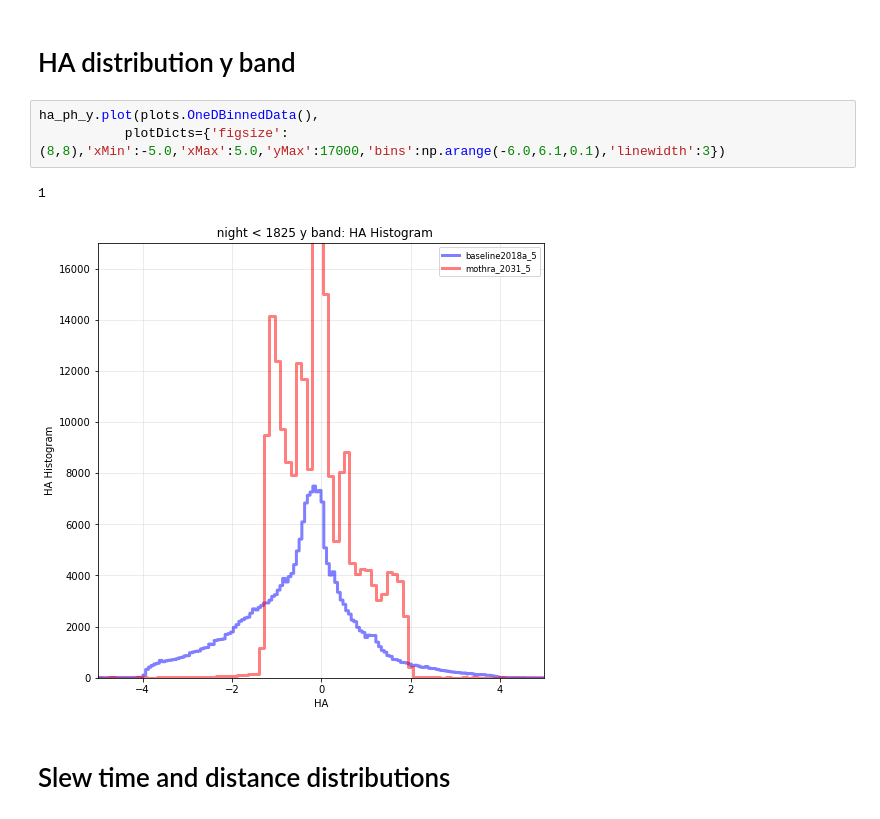
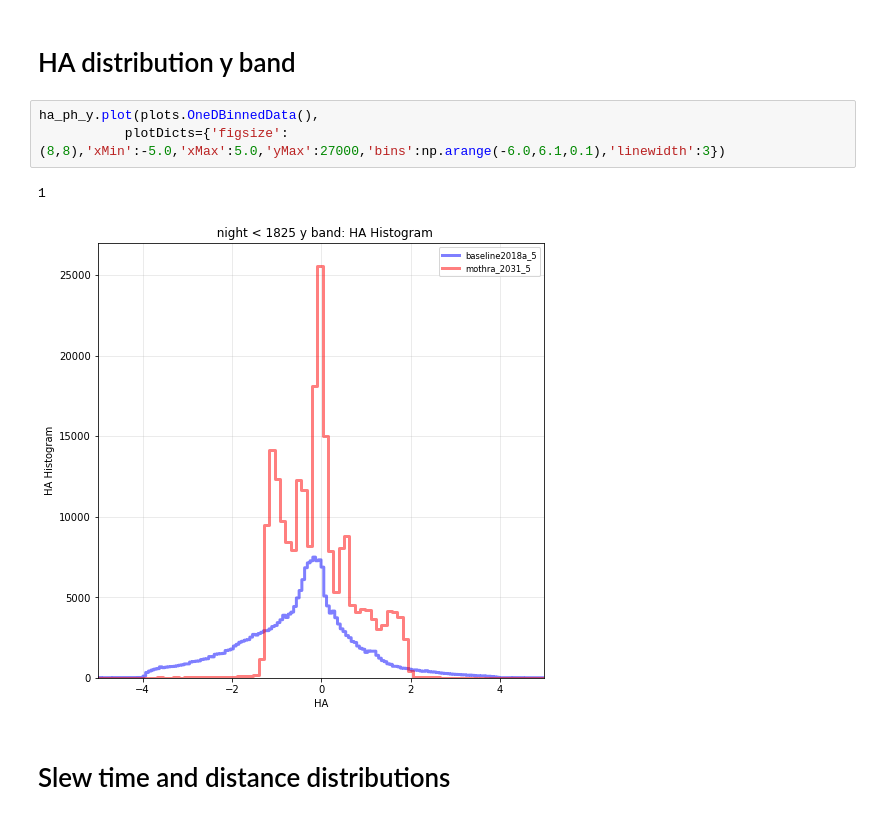
Before and after one commit to tribeiro/lsst_notebooks, a Jupyter notebook: fbs_notebooks/mothra_2031/baseline2018a_vs_mothra_2031_year5.ipynb, the cells around one changed output. Drawn from its saved outputs; the diff is of its cells as text.

```diff
--- a/fbs_notebooks/mothra_2031/baseline2018a_vs_mothra_2031_year5.ipynb
+++ b/fbs_notebooks/mothra_2031/baseline2018a_vs_mothra_2031_year5.ipynb
@@ -394,10 +379,10 @@ fig = ha_ph.plot(plots.OneDBinnedData(),
 # HA distribution y band
 # %%
 ha_ph_y.plot(plots.OneDBinnedData(),
-           plotDicts={'figsize':(8,8),'xMin':-5.0,'xMax':5.0,'yMax':17000,'bins':np.arange(-6.0,6.1,0.1),'linewidth':3})
+           plotDicts={'figsize':(8,8),'xMin':-5.0,'xMax':5.0,'yMax':27000,'bins':np.arange(-6.0,6.1,0.1),'linewidth':3})
 # %% [output]
 1
-[figure, old version]
+[figure, new version]
 # %% [markdown]
 # Slew time and distance distributions
 # %%
```
Also changed, not shown: parts of 7 cells of this notebook.
